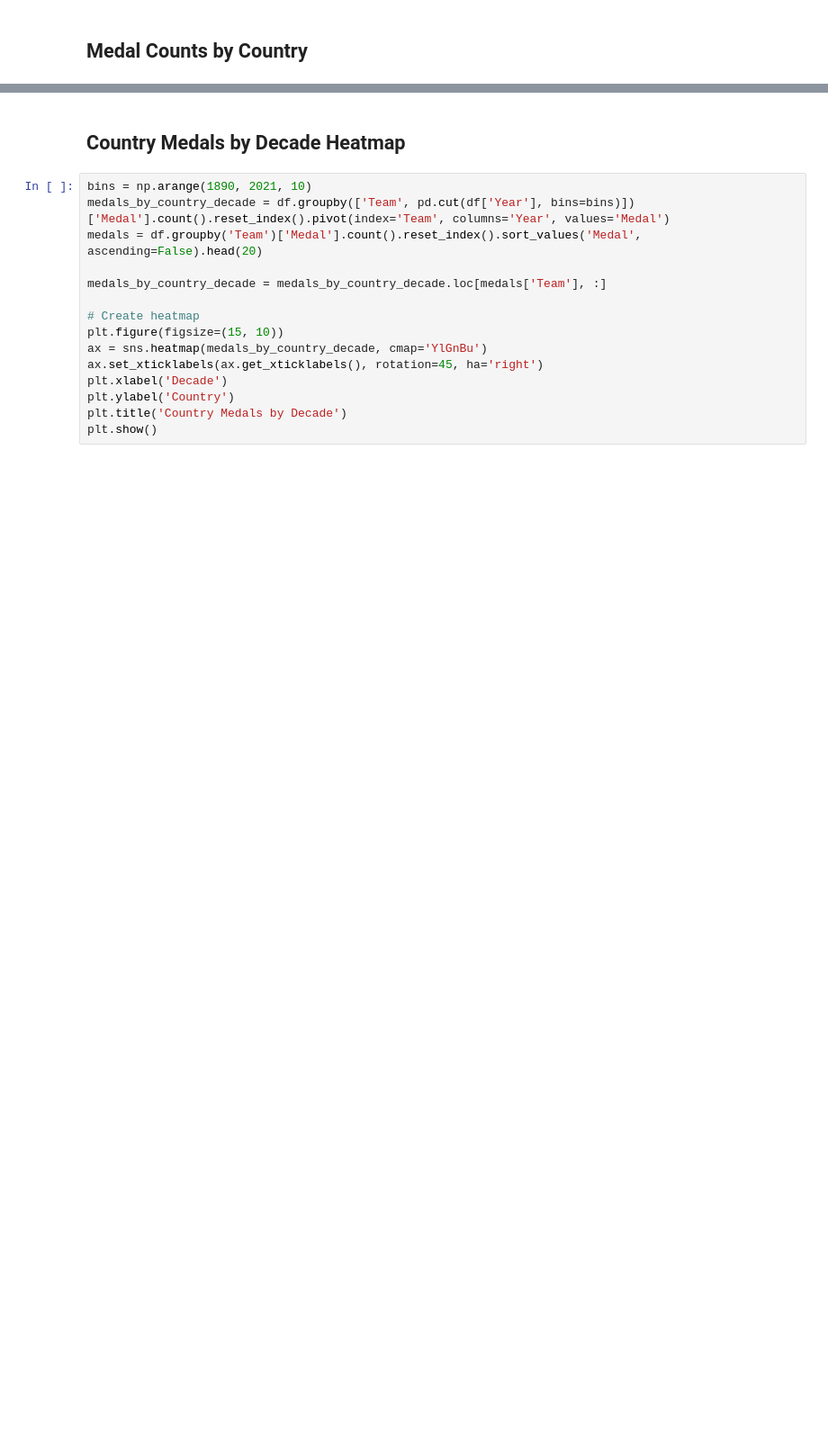
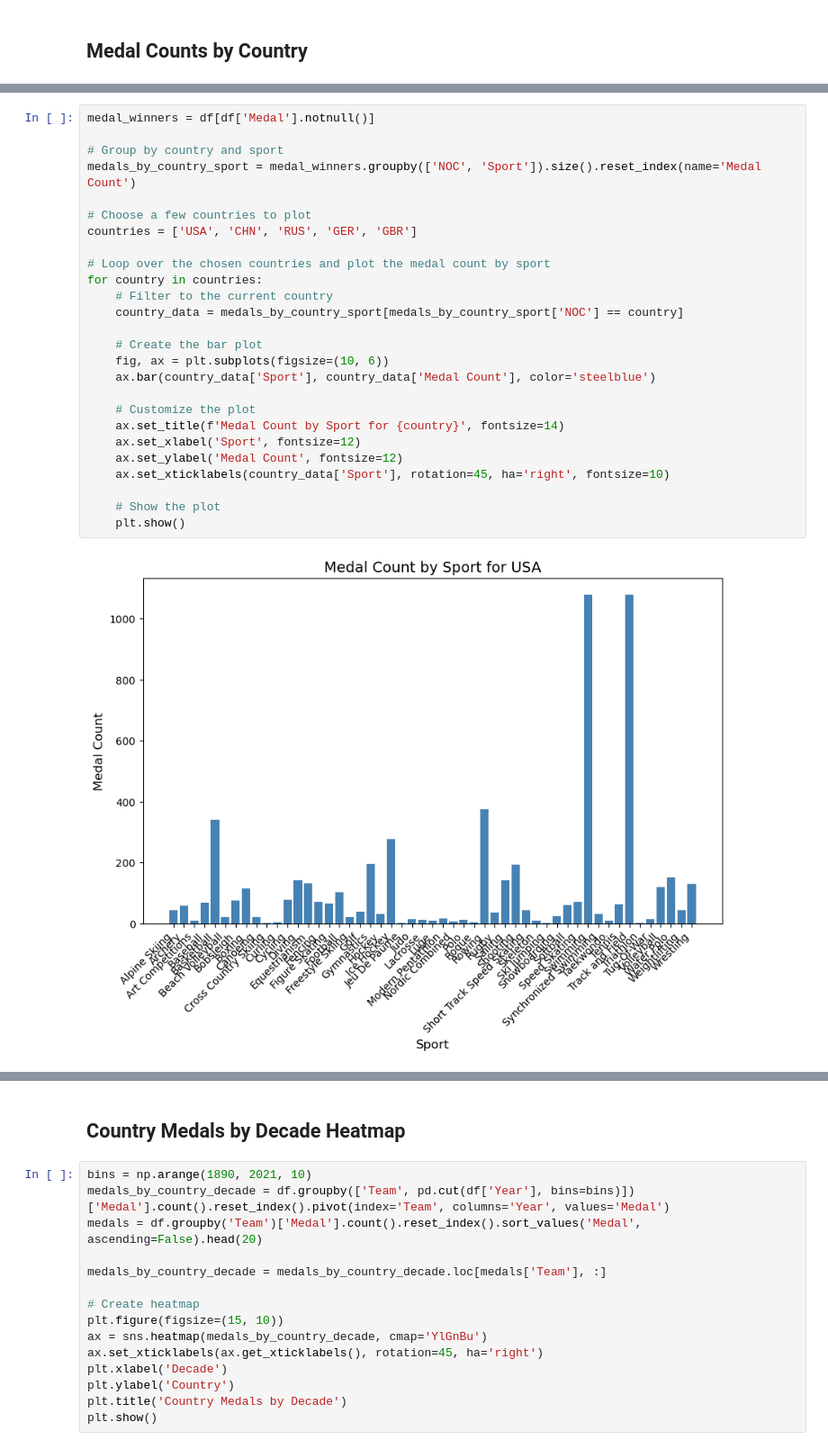
Before and after one commit to duhBlu/CS433-JupyterNotebooks, a Jupyter notebook: Final Project/FinalProject.ipynb, the cells around one changed output, grey strips where cells are left out. Shown at 90% size. Cells and saved outputs as stored; diff of their text form; blank space fills up the shorter version.

```diff
--- a/Final Project/FinalProject.ipynb
+++ b/Final Project/FinalProject.ipynb
@@ -138,0 +159,28 @@ plt.show()
+# %%
+medal_winners = df[df['Medal'].notnull()]
+
+# Group by country and sport
+medals_by_country_sport = medal_winners.groupby(['NOC', 'Sport']).size().reset_index(name='Medal Count')
+
+# Choose a few countries to plot
+countries = ['USA', 'CHN', 'RUS', 'GER', 'GBR']
+
+# Loop over the chosen countries and plot the medal count by sport
+for country in countries:
+    # Filter to the current country
+    country_data = medals_by_country_sport[medals_by_country_sport['NOC'] == country]
+
+    # Create the bar plot
+    fig, ax = plt.subplots(figsize=(10, 6))
+    ax.bar(country_data['Sport'], country_data['Medal Count'], color='steelblue')
+
+    # Customize the plot
+    ax.set_title(f'Medal Count by Sport for {country}', fontsize=14)
+    ax.set_xlabel('Sport', fontsize=12)
+    ax.set_ylabel('Medal Count', fontsize=12)
+    ax.set_xticklabels(country_data['Sport'], rotation=45, ha='right', fontsize=10)
+
+    # Show the plot
+    plt.show()
+# %% [output]
+[figure, added]
```
Also changed, not shown: parts of 7 cells of this notebook.
